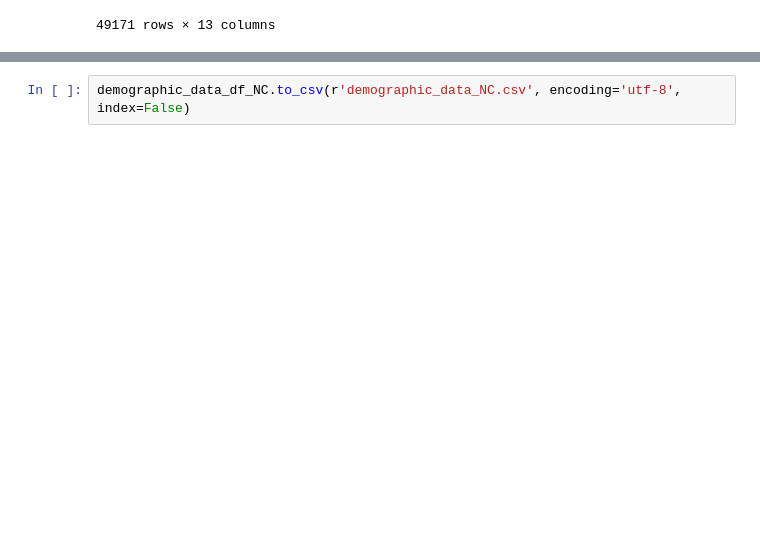
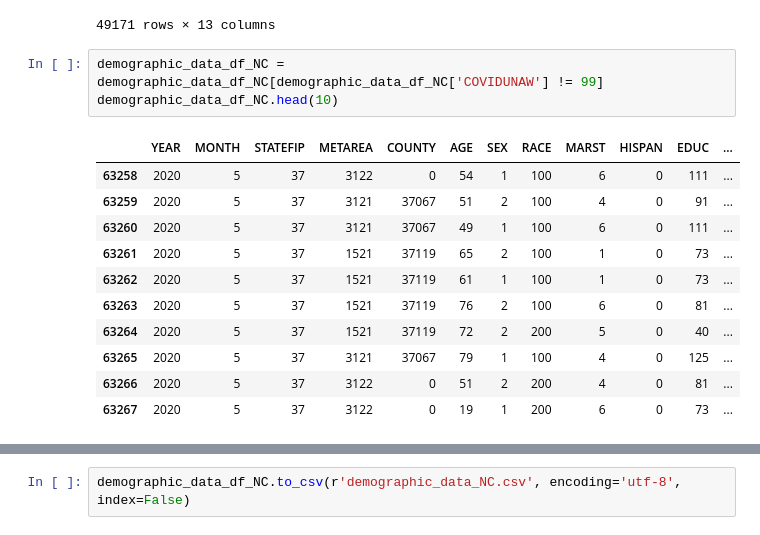
Before and after one commit to timothykeating/Final-Project, a Jupyter notebook: Cleaned_demographic_data.ipynb, the cells around one changed output, grey strips where cells are left out. Saved outputs shown, nothing was run; the diff lists cells and outputs as text; blank space fills up the shorter version.

```diff
--- a/Cleaned_demographic_data.ipynb
+++ b/Cleaned_demographic_data.ipynb
@@ -34,3 +34,18 @@ demographic_data_df_NC
 | 2078211 | 2021 | 12 | 37 | 1300 | 37001 | 23 | 2 | 100 | 6 | 0 | 123 | ... |
 | 2078212 | 2021 | 12 | 37 | 3291 | 0 | 73 | 2 | 100 | 5 | 0 | 91 | ... |
 49171 rows × 13 columns
+# %%
+demographic_data_df_NC = demographic_data_df_NC[demographic_data_df_NC['COVIDUNAW'] != 99]
+demographic_data_df_NC.head(10)
+# %% [output]
+|  | YEAR | MONTH | STATEFIP | METAREA | COUNTY | AGE | SEX | RACE | MARST | HISPAN | EDUC | ... |
+| 63258 | 2020 | 5 | 37 | 3122 | 0 | 54 | 1 | 100 | 6 | 0 | 111 | ... |
+| 63259 | 2020 | 5 | 37 | 3121 | 37067 | 51 | 2 | 100 | 4 | 0 | 91 | ... |
+| 63260 | 2020 | 5 | 37 | 3121 | 37067 | 49 | 1 | 100 | 6 | 0 | 111 | ... |
+| 63261 | 2020 | 5 | 37 | 1521 | 37119 | 65 | 2 | 100 | 1 | 0 | 73 | ... |
+| 63262 | 2020 | 5 | 37 | 1521 | 37119 | 61 | 1 | 100 | 1 | 0 | 73 | ... |
+| 63263 | 2020 | 5 | 37 | 1521 | 37119 | 76 | 2 | 100 | 6 | 0 | 81 | ... |
+| 63264 | 2020 | 5 | 37 | 1521 | 37119 | 72 | 2 | 200 | 5 | 0 | 40 | ... |
+| 63265 | 2020 | 5 | 37 | 3121 | 37067 | 79 | 1 | 100 | 4 | 0 | 125 | ... |
+| 63266 | 2020 | 5 | 37 | 3122 | 0 | 51 | 2 | 200 | 4 | 0 | 81 | ... |
+| 63267 | 2020 | 5 | 37 | 3122 | 0 | 19 | 1 | 200 | 6 | 0 | 73 | ... |
```
Also changed, not shown: parts of 6 cells of this notebook, 2 other files.
